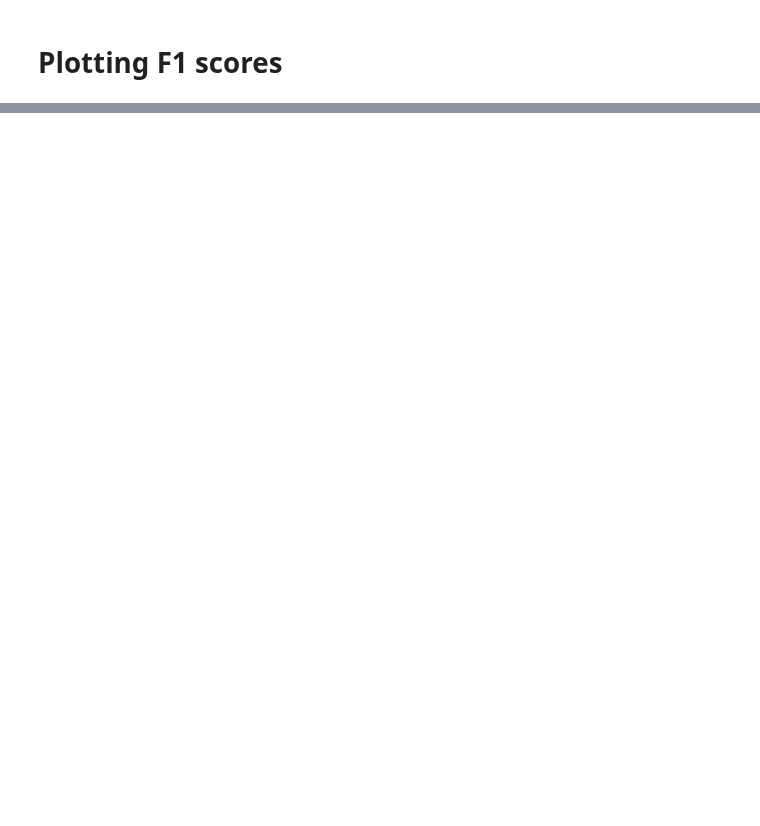
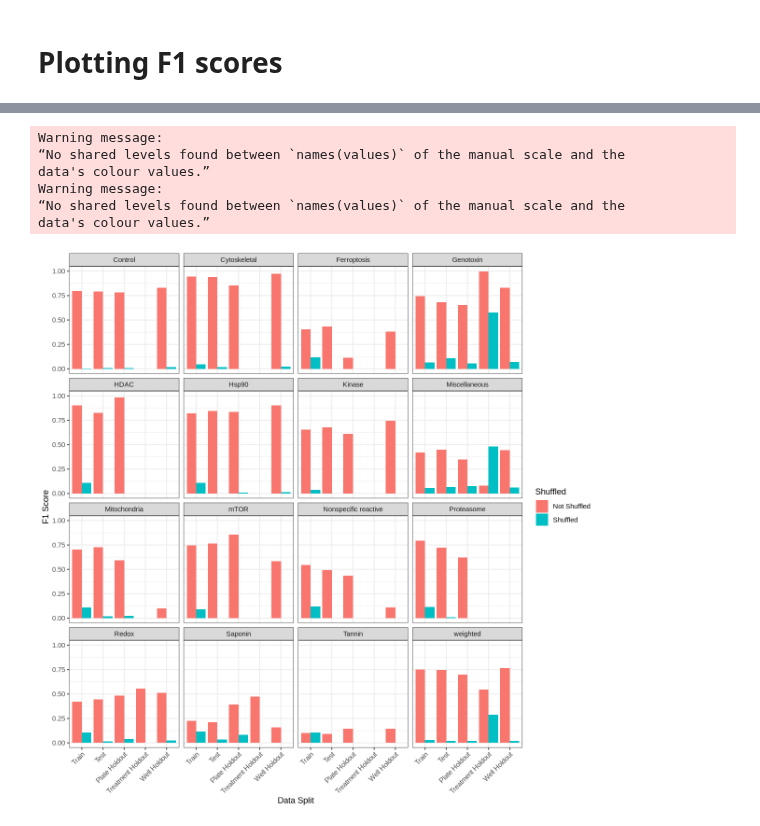
Before and after one commit to WayScience/Cytotoxic-Nuisance-Metadata-Analysis, a Jupyter notebook: notebooks/4.visualization/f1_score_plot/f1_score_plot.ipynb, the cells around one changed output, grey strips where cells are left out. Drawn from its saved outputs; the diff is of its cells as text; code cells hidden in the pictures; blank space fills up the shorter version.

```diff
--- a/notebooks/4.visualization/f1_score_plot/f1_score_plot.ipynb
+++ b/notebooks/4.visualization/f1_score_plot/f1_score_plot.ipynb
@@ -48,0 +49,32 @@ f1_plot
+# %%
+# image size
+img_height <- 10
+img_width <- 10
+
+options(repr.plot.width = img_width, repr.plot.height = img_height)
+
+# creating a bar plot with a facet grid dictated by whether the model has been shuffled or not
+# along the y, facet grid was generated based on the dataset type
+legend_order <- c("Train", "Test", "Plate Holdout", "Treatment Holdout", "Well Holdout")
+
+ggplot(f1_df, aes(x = factor(dataset_type, levels = legend_order), y = f1_score, fill = shuffled)) +
+  geom_bar(stat = "identity", position = "dodge") +
+  theme_bw() +
+  ylim(0, 1) +
+  facet_wrap(~injury_type) +
+  labs(y = "F1 Score", x = "Data Split", fill = "Shuffled") +
+  scale_color_manual(values = c(
+      "Shuffled" = "#f8766d",
+      "Not Shuffled" = "#03bfc4"
+    )) +
+    theme(axis.text.x = element_text(angle = 45, hjust = 1))
+
+ggsave(filename = "f1_score_barplots.png", height = img_height, width = img_width, dpi = 600)
+# %% [output]
+Warning message:
+“No shared levels found between `names(values)` of the manual scale and the
+data's colour values.”
+Warning message:
+“No shared levels found between `names(values)` of the manual scale and the
+data's colour values.”
+[figure, added]
```
Also changed, not shown: parts of 2 cells of this notebook, 5 other files.
